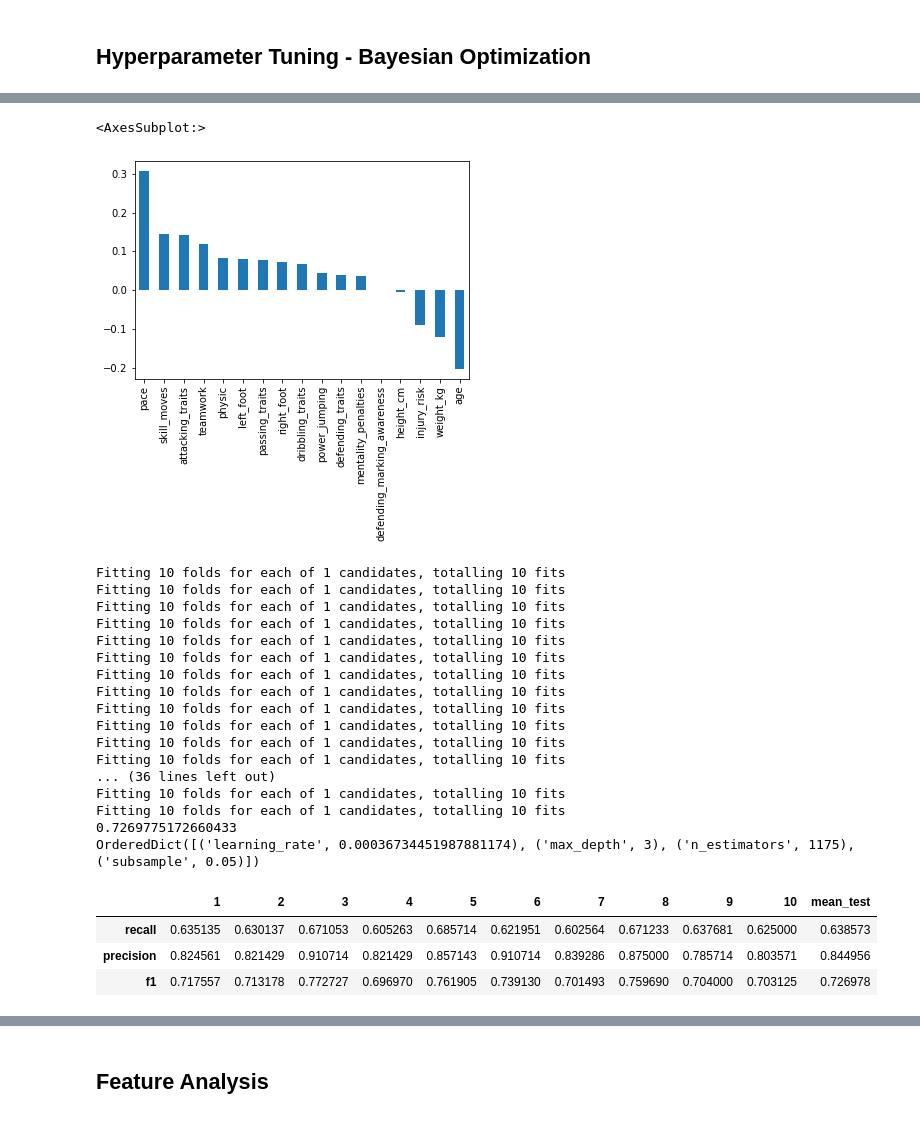
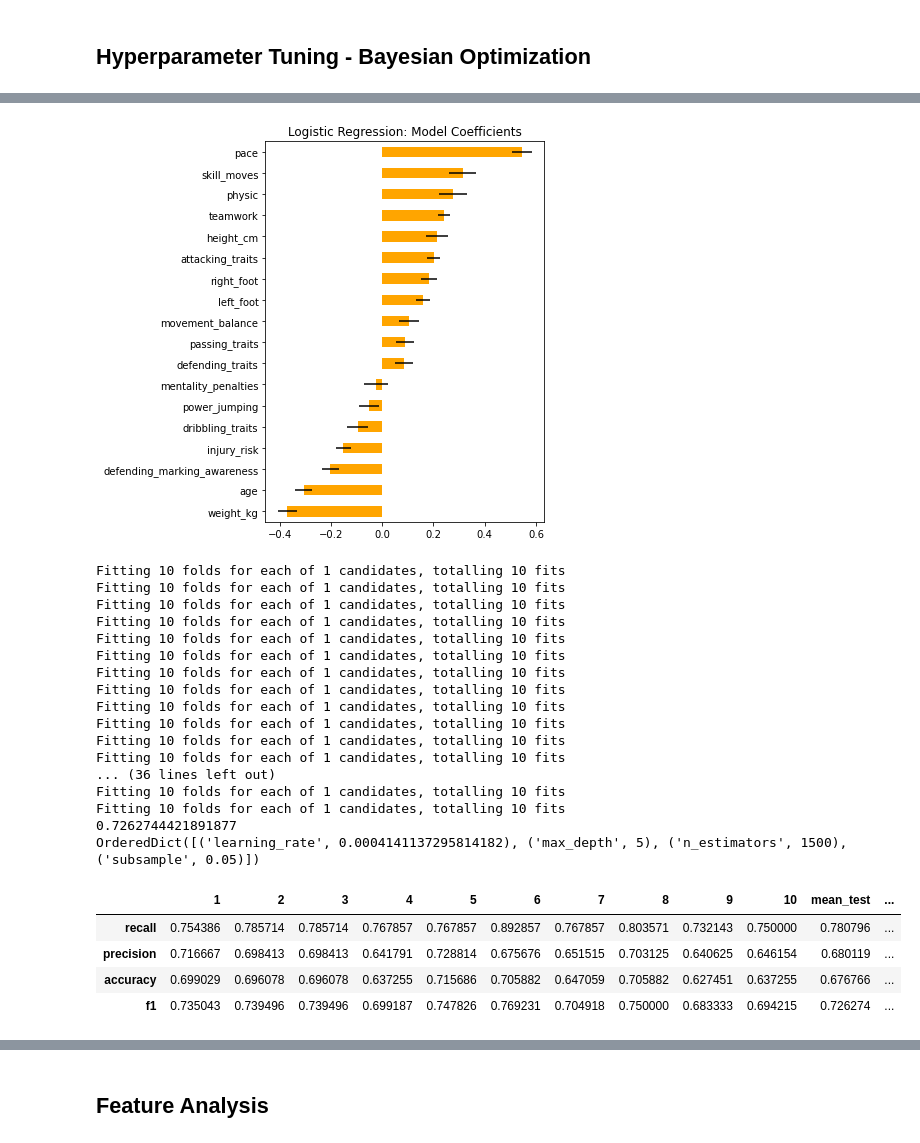
Before and after one commit to yantkumich/696-team12-draft, a Jupyter notebook: Supervised Learning.ipynb, the cells around one changed output, grey strips where cells are left out. Drawn from its saved outputs; the diff is of its cells as text; code cells hidden in the pictures.

```diff
--- a/Supervised Learning.ipynb
+++ b/Supervised Learning.ipynb
@@ -432,8 +432,7 @@ power_strength                1
 dtype: int64
 # %%
 X = X_3.drop(columns = ['movement_acceleration', 'movement_sprint_speed', 'movement_agility',
-                       'attacking_heading_accuracy', 'power_stamina', 'power_strength',
-                       'movement_balance'])
+                       'attacking_heading_accuracy', 'power_stamina', 'power_strength'])
 plt.figure(figsize = (25,25))
 ax = sns.heatmap(abs(X.corr()), annot=True)
 # %% [output]
@@ -459,8 +461,8 @@ def train_test(classifier, X_data, y_data, i = 0, confusion_m=False):
 
     skf = StratifiedKFold(n_splits=10, shuffle=True, random_state=42 + i)
 
-    scores_df_test = pd.DataFrame(index=['recall', 'precision', 'f1'])
-    scores_df_train = pd.DataFrame(index=['recall', 'precision', 'f1'])
+    scores_df_test = pd.DataFrame(index=['recall', 'precision', 'accuracy', 'f1'])
+    scores_df_train = pd.DataFrame(index=['recall', 'precision', 'accuracy', 'f1'])
     coefs_df = pd.DataFrame(index=list(X_data.columns))
 
     n_split = 1
@@ -488,13 +490,13 @@ def train_test(classifier, X_data, y_data, i = 0, confusion_m=False):
                 coefs_df[n_split] =  classifier.coef_.tolist()[0]
             else:
                 coefs_df[n_split]  = classifier.feature_importances_.tolist()
-            coefs_df['mean'] = coefs_df.mean(axis=1)
 
-        scores_df_test[n_split] = [recall_score(test_predictions, y_test), precision_score(test_predictions, y_test),
-                                   f1_score(test_predictions, y_test)]
 
-        scores_df_train[n_split] = [recall_score(train_predictions, y_train), precision_score(train_predictions, y_train),
-                                   f1_score(train_predictions, y_train)]
+        scores_df_test[n_split] = [recall_score(y_test, test_predictions), precision_score(y_test, test_predictions),
+                                   accuracy_score(y_test, test_predictions), f1_score(y_test, test_predictions)]
+
+        scores_df_train[n_split] = [recall_score(y_train, train_predictions), precision_score(y_train, train_predictions),
+                                   accuracy_score(y_train, train_predictions), f1_score(y_train, train_predictions)]
 
         if confusion_m:
             cm = confusion_matrix(y_test, test_predictions)
@@ -505,7 +507,9 @@ def train_test(classifier, X_data, y_data, i = 0, confusion_m=False):
         n_split +=1
 
     scores_df_test['mean_test'] = scores_df_test.mean(axis=1)
+    scores_df_test['std_test'] = scores_df_test.std(axis=1)
     scores_df_train['mean_train'] = scores_df_train.mean(axis=1)
+    scores_df_train['std_train'] = scores_df_train.std(axis=1)
 
 
     #display(scores_df_test, scores_df_train)
@@ -522,4 +527,4 @@ train_test(LogisticRegression(random_state=42, max_iter=1000), X, y)[0]
 # %%
 #Primary train set results for Logistic untuned Model
-train_test(LogisticRegression(random_state=42, max_iter=1000), X, y)[1]
+train_test(LogisticRegression(random_state=42, max_iter=1000), X, y)[1].iloc[:, -2:]
 # %% [output]
@@ -608,20 +620,23 @@ train_test(LogisticRegression(random_state=42, max_iter=1000, penalty='l2',
 # %%
 #plot_coefficients
 #defending_marking_awareness looks unimportant
-train_test(LogisticRegression(random_state=42, max_iter=1000, penalty='l2',solver='saga',
-                              C=0.006928113375240802), X, y)[2]['mean'].sort_values(
-                              ascending=False).plot(kind='bar')
+lr_coef = train_test(LogisticRegression(random_state=42, max_iter=1000, penalty='l2',solver='saga',
+                              C=0.21776603694820984), X, y)[2]
+lr_coef['mean'] = lr_coef.mean(axis = 1)
+lr_coef = lr_coef.sort_values(by = 'mean')
+lr_coef['mean'].plot(kind='barh', title='Logistic Regression: Model Coefficients'
+                     ,figsize=(5, 7), xerr=lr_coef.std(axis=1), color="orange");
+
+#ax.bar(x_pos, CTEs, yerr=error, align='center', alpha=0.5, ecolor='black', capsize=10)
 # %% [output]
-<AxesSubplot:>
-[figure, old version]
+[figure, new version]
 # %%
 #Gradient Boosting Classifier Tuning
 params = {
     'learning_rate': Real(1e-5, 1, prior = 'log-uniform'),
     'n_estimators': Integer(20, 1_500),
     'subsample': Real(0.05, 1),
-    'max_depth': Integer(1, 10),
-}
+    'max_depth': Integer(1, 5) }
 
 clf = GradientBoostingClassifier(random_state=42)
 
@@ -652,18 +667,20 @@ Fitting 10 folds for each of 1 candidates, totalling 10 fits
 ... (36 lines left out)
 Fitting 10 folds for each of 1 candidates, totalling 10 fits
 Fitting 10 folds for each of 1 candidates, totalling 10 fits
-0.7269775172660433
-OrderedDict([('learning_rate', 0.00036734451987881174), ('max_depth', 3), ('n_estimators', 1175), ('subsample', 0.05)])
+0.7262744421891877
+OrderedDict([('learning_rate', 0.0004141137295814182), ('max_depth', 5), ('n_estimators', 1500), ('subsample', 0.05)])
 # %%
 #Test set results for tuned GB Model
 #Results are comparable to the Logistic model, we will opt for logistic
-train_test(GradientBoostingClassifier(random_state=42, learning_rate=0.00036734451987881174,
-                              max_depth=3,  n_estimators=1175, subsample=0.05 ), X, y)[0]
+train_test(GradientBoostingClassifier(random_state=42, learning_rate= 0.0004141137295814182,
+                              max_depth=5,  n_estimators=1500, subsample= 0.05),
+           X, y)[0]
 # %% [output]
-|  | 1 | 2 | 3 | 4 | 5 | 6 | 7 | 8 | 9 | 10 | mean_test |
-| recall | 0.635135 | 0.630137 | 0.671053 | 0.605263 | 0.685714 | 0.621951 | 0.602564 | 0.671233 | 0.637681 | 0.625000 | 0.638573 |
-| precision | 0.824561 | 0.821429 | 0.910714 | 0.821429 | 0.857143 | 0.910714 | 0.839286 | 0.875000 | 0.785714 | 0.803571 | 0.844956 |
-| f1 | 0.717557 | 0.713178 | 0.772727 | 0.696970 | 0.761905 | 0.739130 | 0.701493 | 0.759690 | 0.704000 | 0.703125 | 0.726978 |
+|  | 1 | 2 | 3 | 4 | 5 | 6 | 7 | 8 | 9 | 10 | mean_test | ... |
+| recall | 0.754386 | 0.785714 | 0.785714 | 0.767857 | 0.767857 | 0.892857 | 0.767857 | 0.803571 | 0.732143 | 0.750000 | 0.780796 | ... |
+| precision | 0.716667 | 0.698413 | 0.698413 | 0.641791 | 0.728814 | 0.675676 | 0.651515 | 0.703125 | 0.640625 | 0.646154 | 0.680119 | ... |
+| accuracy | 0.699029 | 0.696078 | 0.696078 | 0.637255 | 0.715686 | 0.705882 | 0.647059 | 0.705882 | 0.627451 | 0.637255 | 0.676766 | ... |
+| f1 | 0.735043 | 0.739496 | 0.739496 | 0.699187 | 0.747826 | 0.769231 | 0.704918 | 0.750000 | 0.683333 | 0.694215 | 0.726274 | ... |
 # %%
 #Train set results for tuned GB Model
 #Overfitting is much better
```
Also changed, not shown: parts of 62 cells of this notebook.
